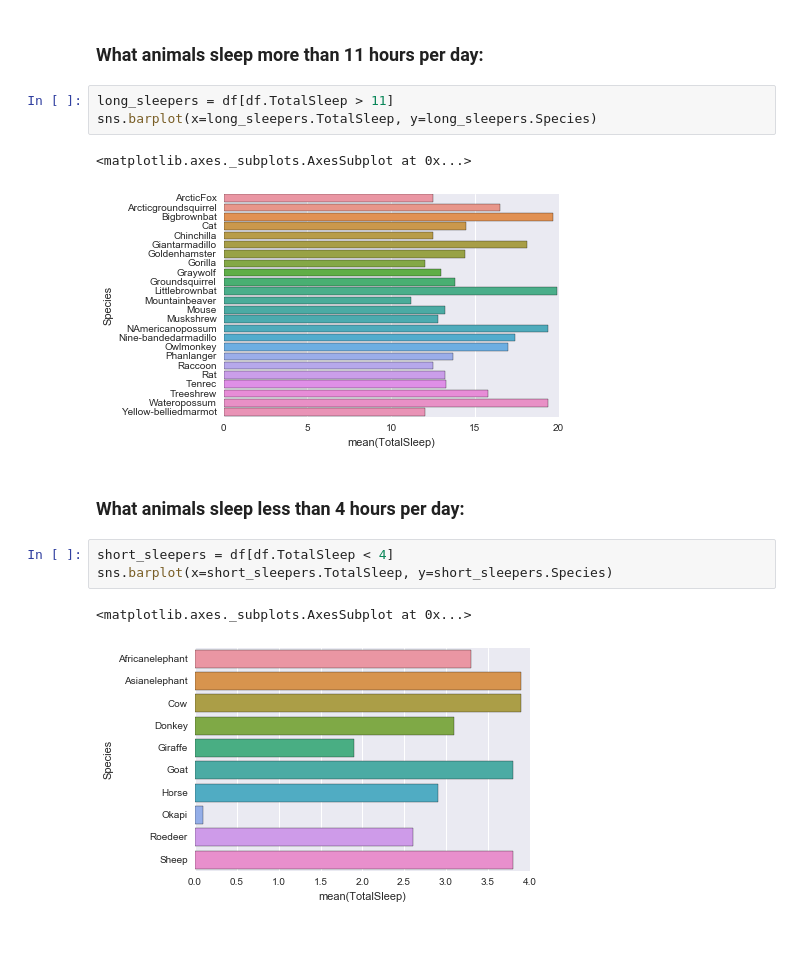
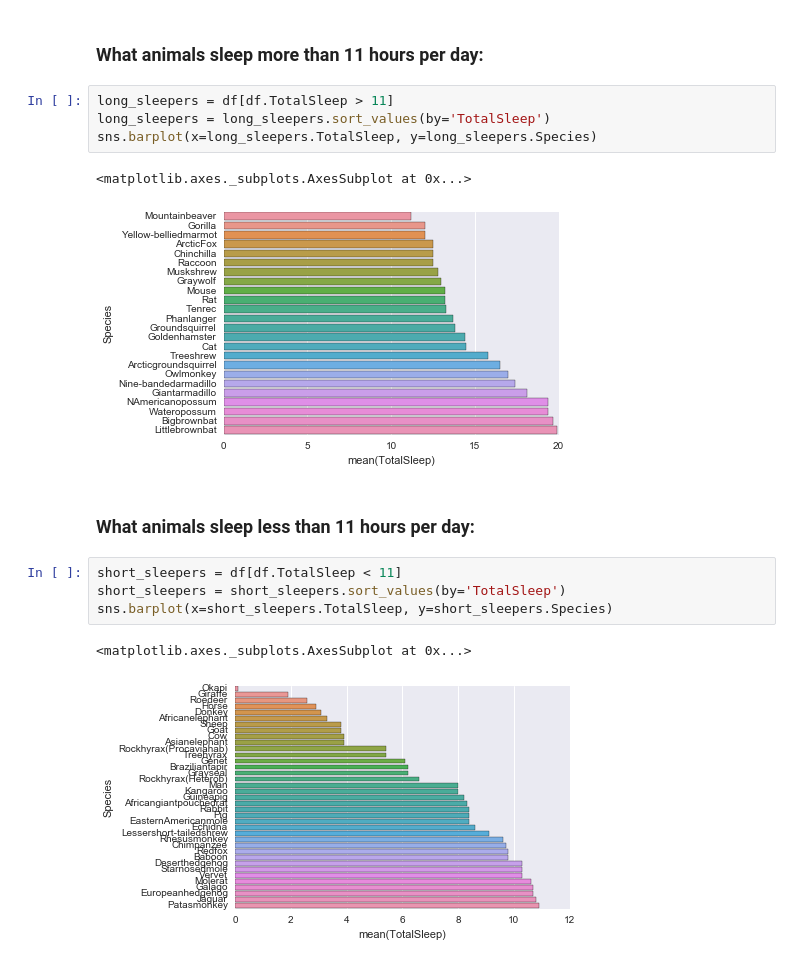
Before and after one commit to kiote/sleep, a Jupyter notebook: mammal_sleep.ipynb, the cells around one changed output. Drawn from its saved outputs; the diff is of its cells as text; blank space fills up the shorter version.

```diff
--- a/mammal_sleep.ipynb
+++ b/mammal_sleep.ipynb
@@ -114,15 +114,17 @@ See the caveats in the documentation: http://pandas.pydata.org/pandas-docs/stabl
 ### What animals sleep more than 11 hours per day:
 # %%
 long_sleepers = df[df.TotalSleep > 11]
+long_sleepers = long_sleepers.sort_values(by='TotalSleep')
 sns.barplot(x=long_sleepers.TotalSleep, y=long_sleepers.Species)
 # %% [output]
 <matplotlib.axes._subplots.AxesSubplot at 0x...>
-[figure, old version]
+[figure, new version]
 # %% [markdown]
-### What animals sleep less than 4 hours per day:
+### What animals sleep less than 11 hours per day:
 # %%
-short_sleepers = df[df.TotalSleep < 4]
+short_sleepers = df[df.TotalSleep < 11]
+short_sleepers = short_sleepers.sort_values(by='TotalSleep')
 sns.barplot(x=short_sleepers.TotalSleep, y=short_sleepers.Species)
 # %% [output]
 <matplotlib.axes._subplots.AxesSubplot at 0x...>
-[figure, old version]
+[figure, new version]
```
Also changed, not shown: parts of 16 cells of this notebook.
